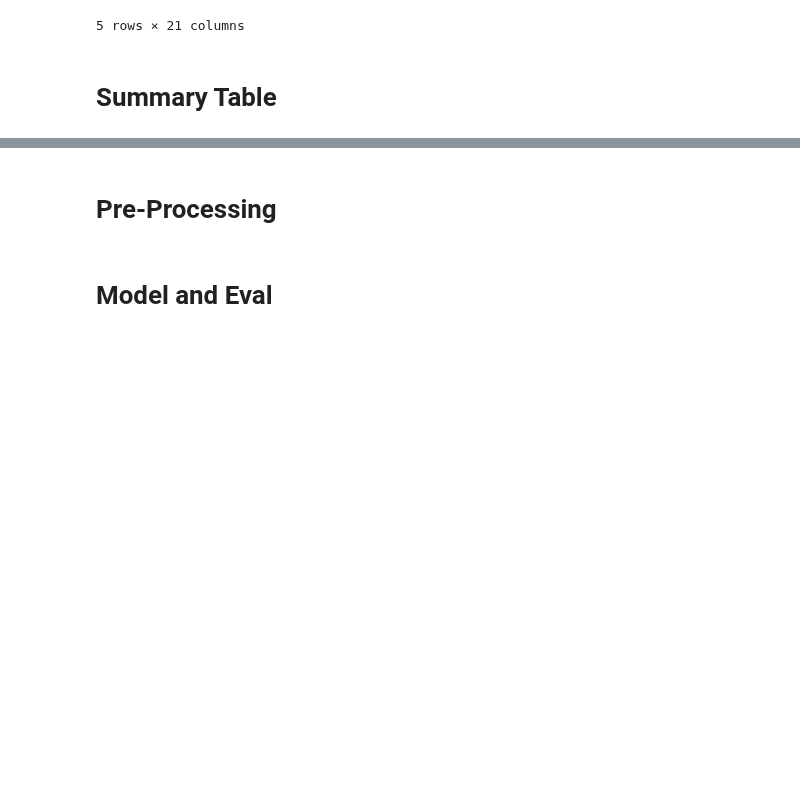
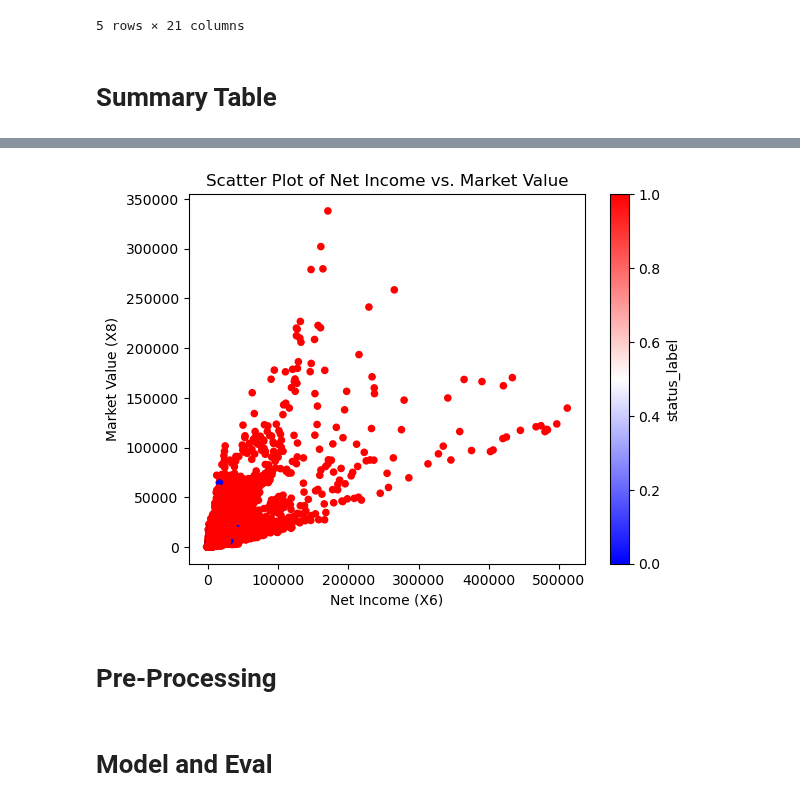
Before and after one commit to utkarshx27/Kaggle-Work-ML-Models, a Jupyter notebook: american-companies-bankruptcy-prediction.ipynb, the cells around one changed output, grey strips where cells are left out. Cells and saved outputs as stored; diff of their text form; code cells hidden in the pictures; blank space fills up the shorter version.

```diff
--- a/american-companies-bankruptcy-prediction.ipynb
+++ b/american-companies-bankruptcy-prediction.ipynb
@@ -100,3 +111,15 @@ data shape: (78682, 21)
+# %%
+df.plot.scatter(x='X16', y='X17', c='status_label', cmap='bwr')
+
+# Add labels and title
+plt.xlabel('Net Income (X6)')
+plt.ylabel('Market Value (X8)')
+plt.title('Scatter Plot of Net Income vs. Market Value')
+
+# Display the plot
+plt.show()
+# %% [output]
+[figure, added]
 # %% [markdown]
 # Pre-Processing
 # %%
```
Also changed, not shown: parts of 4 cells of this notebook.
